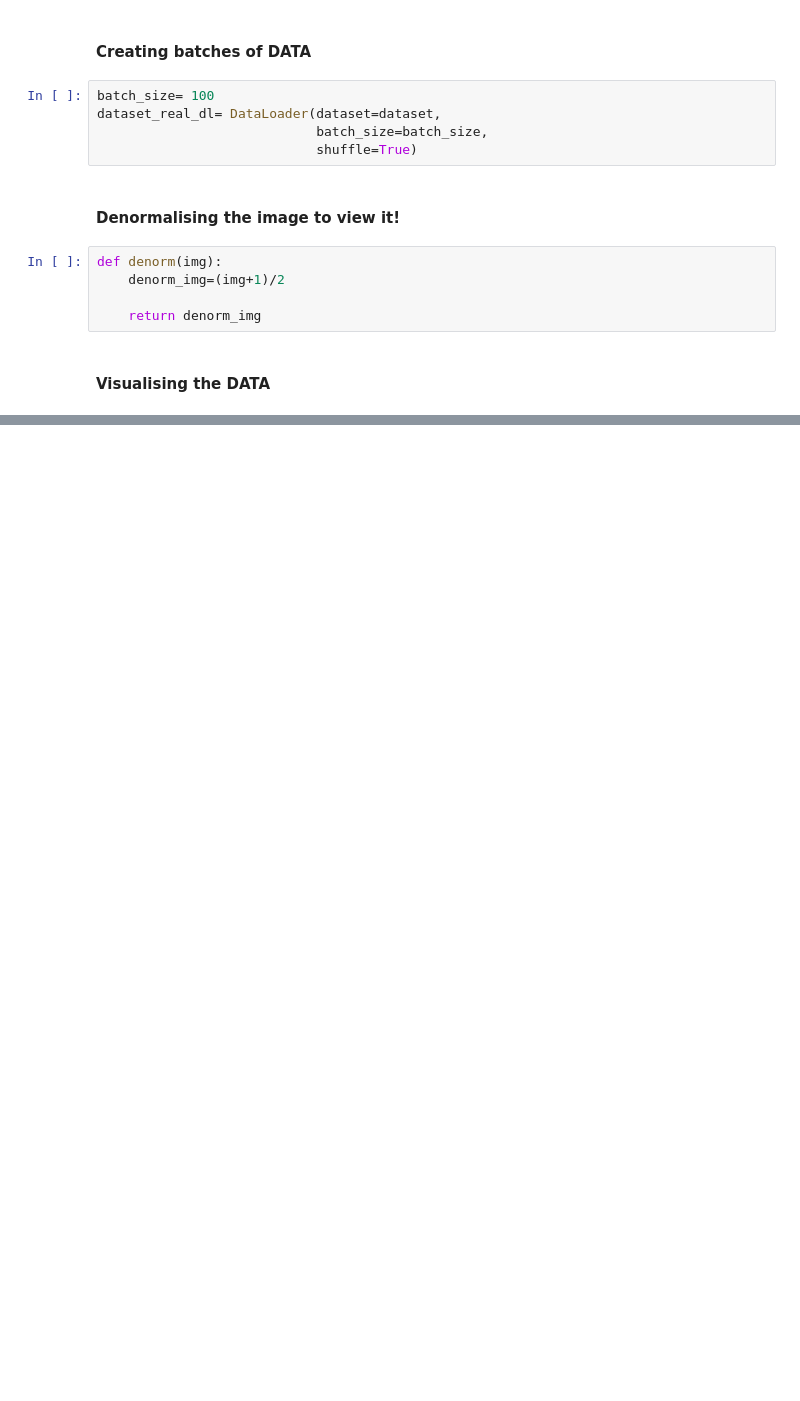
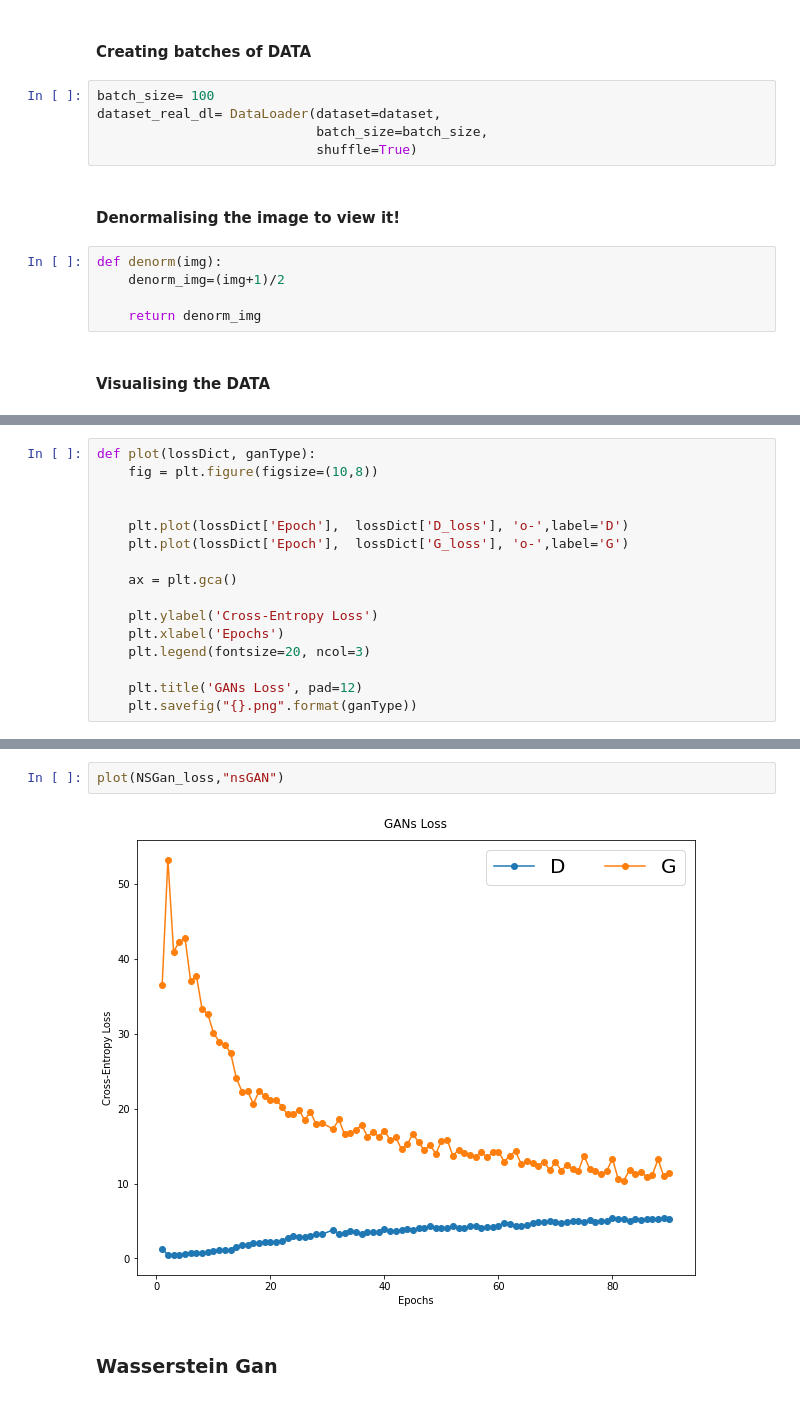
Before and after one commit to Zevrap-81/GANs, a Jupyter notebook: GANs comparison.ipynb, the cells around one changed output, grey strips where cells are left out. Drawn from its saved outputs; the diff is of its cells as text; blank space fills up the shorter version.

```diff
--- a/GANs comparison.ipynb
+++ b/GANs comparison.ipynb
@@ -198,0 +201,16 @@ Z= Q(2,3)
+# %%
+def plot(lossDict, ganType):
+    fig = plt.figure(figsize=(10,8))
+
+
+    plt.plot(lossDict['Epoch'],  lossDict['D_loss'], 'o-',label='D')
+    plt.plot(lossDict['Epoch'],  lossDict['G_loss'], 'o-',label='G')
+
+    ax = plt.gca()
+
+    plt.ylabel('Cross-Entropy Loss')
+    plt.xlabel('Epochs')
+    plt.legend(fontsize=20, ncol=3)
+
+    plt.title('GANs Loss', pad=12)
+    plt.savefig("{}.png".format(ganType))
@@ -198,0 +350,6 @@ Z= Q(2,3)
+# %%
+plot(NSGan_loss,"nsGAN")
+# %% [output]
+[figure, added]
+# %% [markdown]
+### Wasserstein Gan
```
Also changed, not shown: parts of 52 cells of this notebook, 1 other file.
